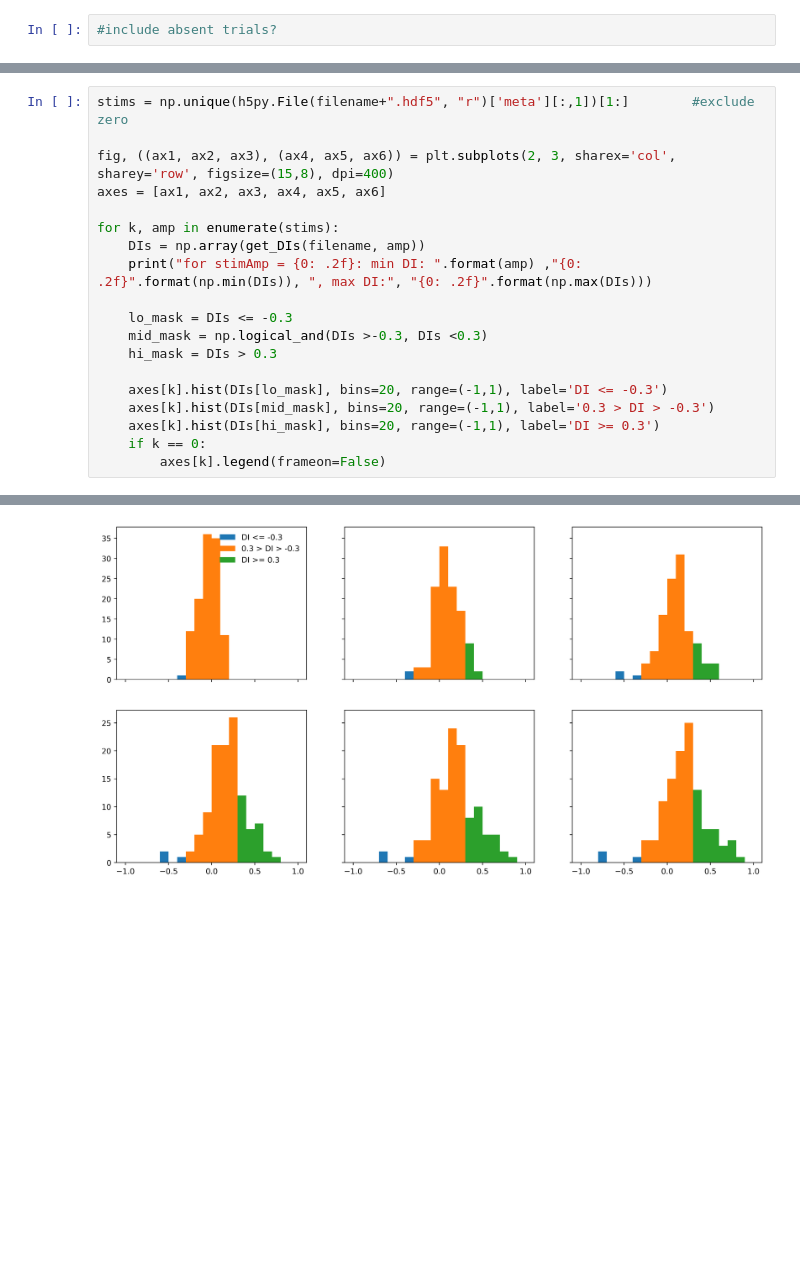
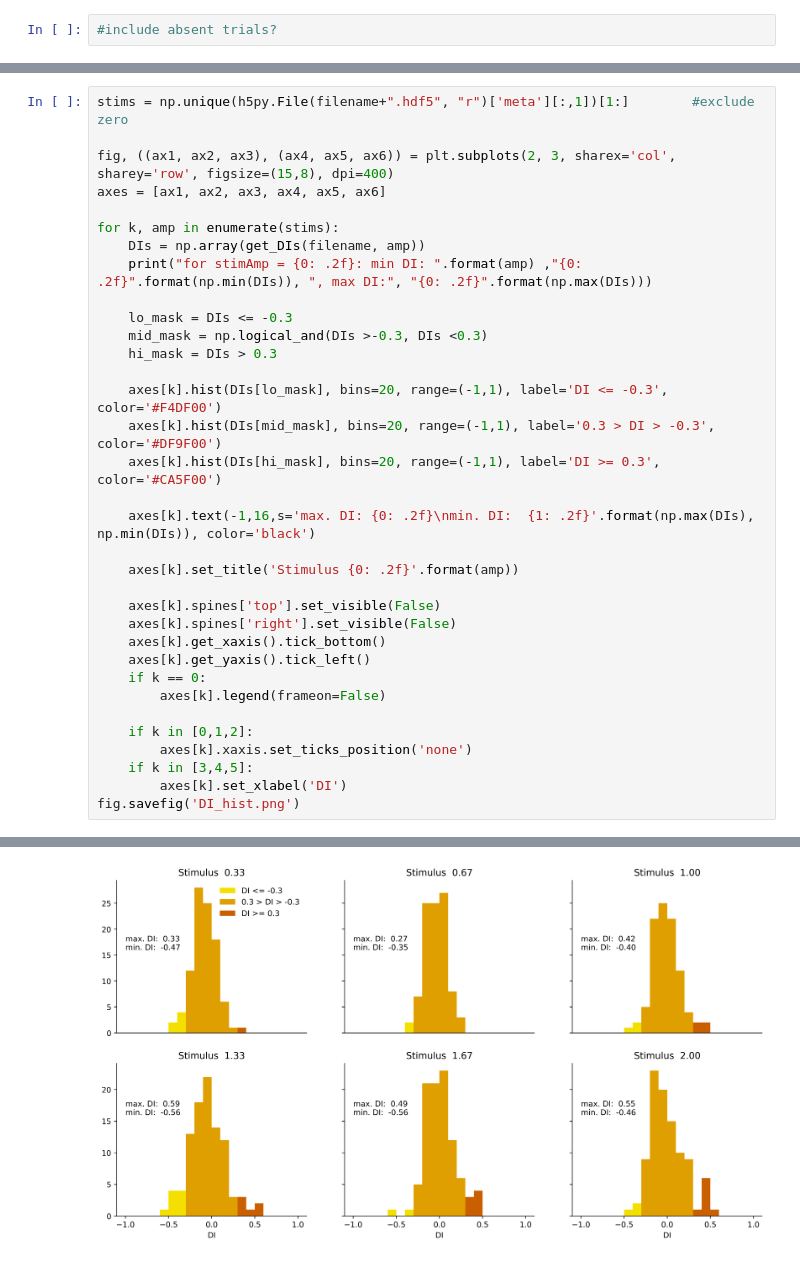
Before and after one commit to ge00rg/LabRotSprekeler, a Jupyter notebook: ROC.ipynb, the cells around one changed output, grey strips where cells are left out. Drawn from its saved outputs; the diff is of its cells as text; blank space fills up the shorter version.

```diff
--- a/ROC.ipynb
+++ b/ROC.ipynb
@@ -244,9 +292,24 @@ for k, amp in enumerate(stims):
     mid_mask = np.logical_and(DIs >-0.3, DIs <0.3)
     hi_mask = DIs > 0.3
 
-    axes[k].hist(DIs[lo_mask], bins=20, range=(-1,1), label='DI <= -0.3')
-    axes[k].hist(DIs[mid_mask], bins=20, range=(-1,1), label='0.3 > DI > -0.3')
-    axes[k].hist(DIs[hi_mask], bins=20, range=(-1,1), label='DI >= 0.3')
+    axes[k].hist(DIs[lo_mask], bins=20, range=(-1,1), label='DI <= -0.3', color='#F4DF00')
+    axes[k].hist(DIs[mid_mask], bins=20, range=(-1,1), label='0.3 > DI > -0.3', color='#DF9F00')
+    axes[k].hist(DIs[hi_mask], bins=20, range=(-1,1), label='DI >= 0.3', color='#CA5F00')
+
+    axes[k].text(-1,16,s='max. DI: {0: .2f}\nmin. DI:  {1: .2f}'.format(np.max(DIs), np.min(DIs)), color='black')
+
+    axes[k].set_title('Stimulus {0: .2f}'.format(amp))
+
+    axes[k].spines['top'].set_visible(False)
+    axes[k].spines['right'].set_visible(False)
+    axes[k].get_xaxis().tick_bottom()
+    axes[k].get_yaxis().tick_left()
     if k == 0:
         axes[k].legend(frameon=False)
+
+    if k in [0,1,2]:
+        axes[k].xaxis.set_ticks_position('none')
+    if k in [3,4,5]:
+        axes[k].set_xlabel('DI')
+fig.savefig('DI_hist.png')
 # %% [output]
@@ -259,4 +322,4 @@ for stimAmp =  3.00: min DI:  -0.76 , max DI:  0.88
-[figure, old version]
+[figure, new version]
 # %%
 stims = np.unique(h5py.File(filename+".hdf5", "r")['meta'][:,1])[1:]        #exclude zero
 
```
Also changed, not shown: parts of 10 cells of this notebook, 37 other files.
